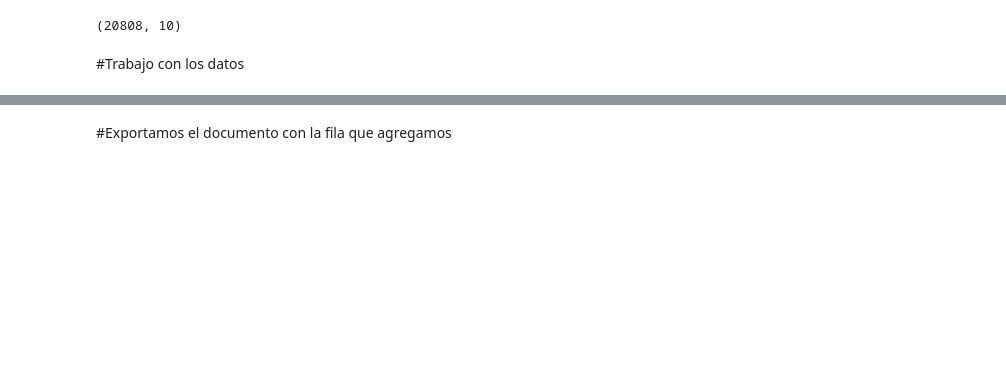
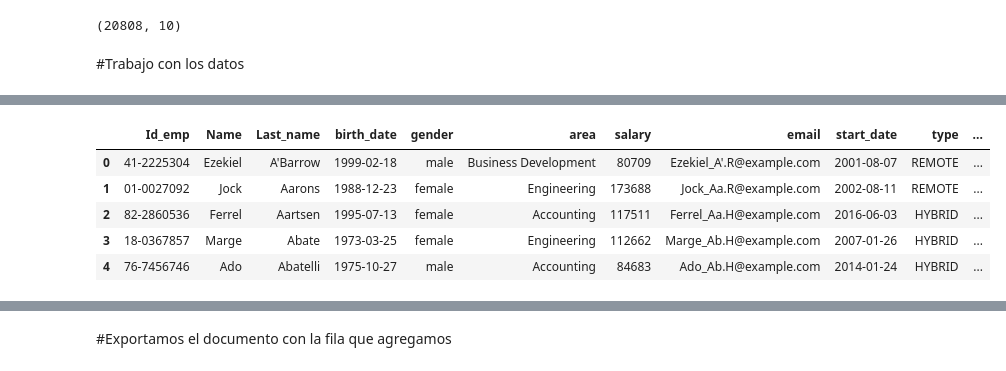
Before and after one commit to Qarant/Data-Analysis---Consulting-Company, a Jupyter notebook: Data_Processing_Python.ipynb, the cells around one changed output, grey strips where cells are left out. Drawn from its saved outputs; the diff is of its cells as text; code cells hidden in the pictures; blank space fills up the shorter version.

```diff
--- a/Data_Processing_Python.ipynb
+++ b/Data_Processing_Python.ipynb
@@ -75,3 +74,15 @@ df_principal['States'] = df_principal['States'].str.replace(r'\[.*?\]', '', rege
+# %%
+#Calculo la edad de cada trabajador
+df_principal['birth_date'] = pd.to_datetime(df_principal['birth_date']).dt.date
+df_principal['Age'] = df_principal['birth_date'].apply(lambda x: date.today().year - x.year - ((date.today().month, date.today().day) < (x.month, x.day)))
+df_principal.head(5)
+# %% [output]
+|  | Id_emp | Name | Last_name | birth_date | gender | area | salary | email | start_date | type | ... |
+| 0 | 41-2225304 | Ezekiel | A'Barrow | 1999-02-18 | male | Business Development | 80709 | Ezekiel_A'.R@example.com | 2001-08-07 | REMOTE | ... |
+| 1 | 01-0027092 | Jock | Aarons | 1988-12-23 | female | Engineering | 173688 | Jock_Aa.R@example.com | 2002-08-11 | REMOTE | ... |
+| 2 | 82-2860536 | Ferrel | Aartsen | 1995-07-13 | female | Accounting | 117511 | Ferrel_Aa.H@example.com | 2016-06-03 | HYBRID | ... |
+| 3 | 18-0367857 | Marge | Abate | 1973-03-25 | female | Engineering | 112662 | Marge_Ab.H@example.com | 2007-01-26 | HYBRID | ... |
+| 4 | 76-7456746 | Ado | Abatelli | 1975-10-27 | male | Accounting | 84683 | Ado_Ab.H@example.com | 2014-01-24 | HYBRID | ... |
 # %%
 df_principal.head(35)
 # %% [output]
```
Also changed, not shown: parts of 4 cells of this notebook.
